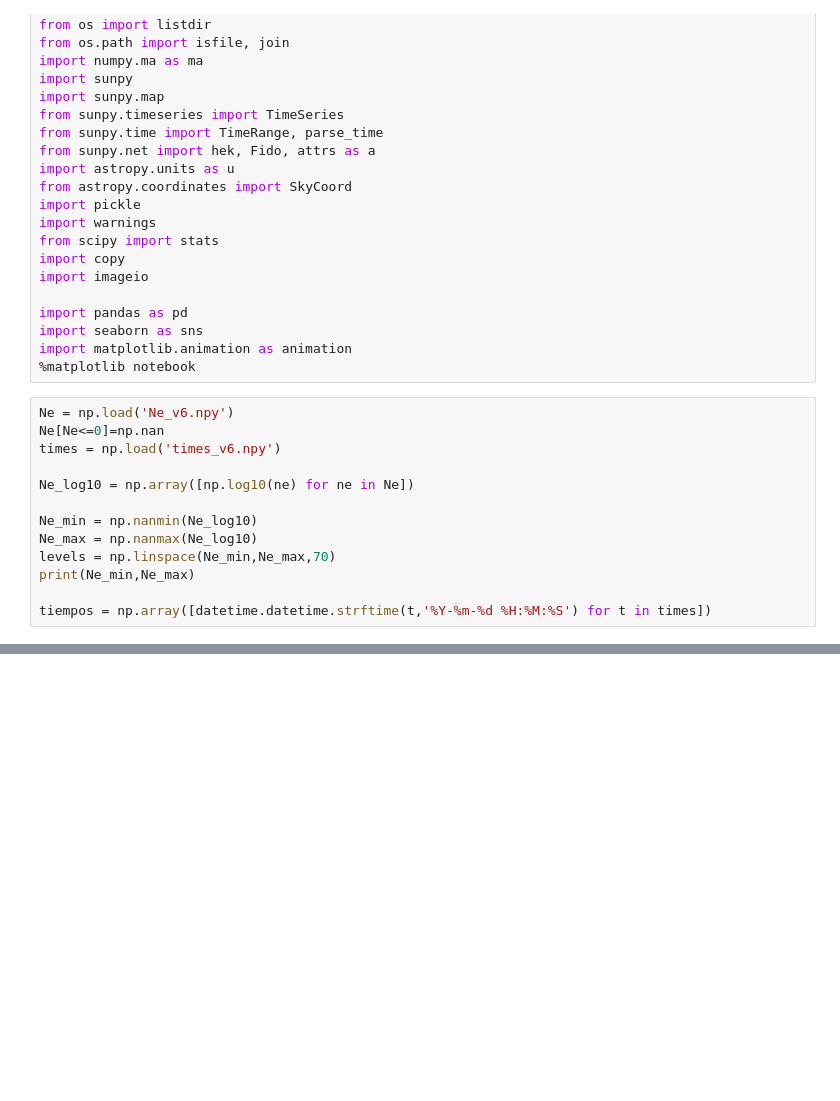
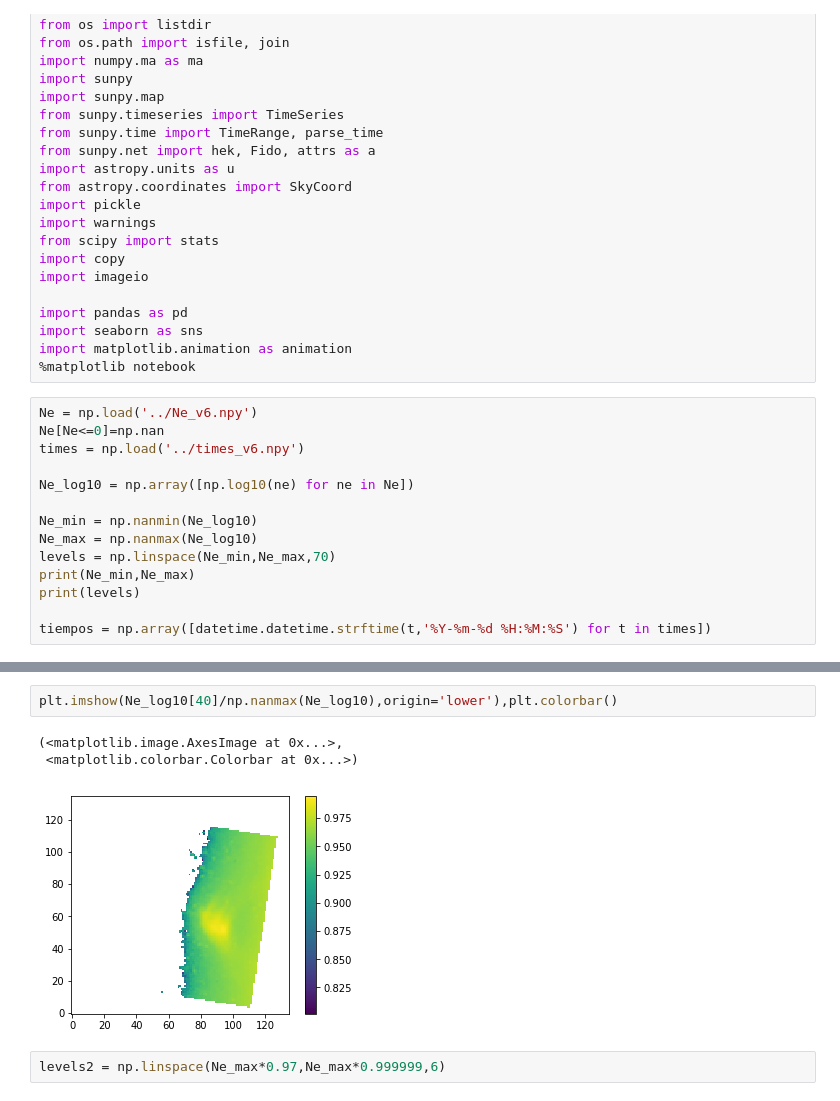
Before and after one commit to jcguevarag/sep2010_thomson, a Jupyter notebook: Ne_plots.ipynb, the cells around one changed output, grey strips where cells are left out. Drawn from its saved outputs; the diff is of its cells as text; blank space fills up the shorter version.

```diff
--- a/Ne_plots.ipynb
+++ b/Ne_plots.ipynb
@@ -30,9 +30,9 @@ import seaborn as sns
 import matplotlib.animation as animation
 %matplotlib notebook
 # %%
-Ne = np.load('Ne_v6.npy')
+Ne = np.load('../Ne_v6.npy')
 Ne[Ne<=0]=np.nan
-times = np.load('times_v6.npy')
+times = np.load('../times_v6.npy')
 
 Ne_log10 = np.array([np.log10(ne) for ne in Ne])
 
@@ -40,6 +40,7 @@ Ne_min = np.nanmin(Ne_log10)
 Ne_max = np.nanmax(Ne_log10)
 levels = np.linspace(Ne_min,Ne_max,70)
 print(Ne_min,Ne_max)
+print(levels)
 
 tiempos = np.array([datetime.datetime.strftime(t,'%Y-%m-%d %H:%M:%S') for t in times])
 # %% [output]
@@ -87 +83,9 @@ plt.show()
 [figure]
+# %%
+plt.imshow(Ne_log10[40]/np.nanmax(Ne_log10),origin='lower'),plt.colorbar()
+# %% [output]
+(<matplotlib.image.AxesImage at 0x...>,
+ <matplotlib.colorbar.Colorbar at 0x...>)
+[figure, added]
+# %%
+levels2 = np.linspace(Ne_max*0.97,Ne_max*0.999999,6)
```
Also changed, not shown: parts of 18 cells of this notebook.
